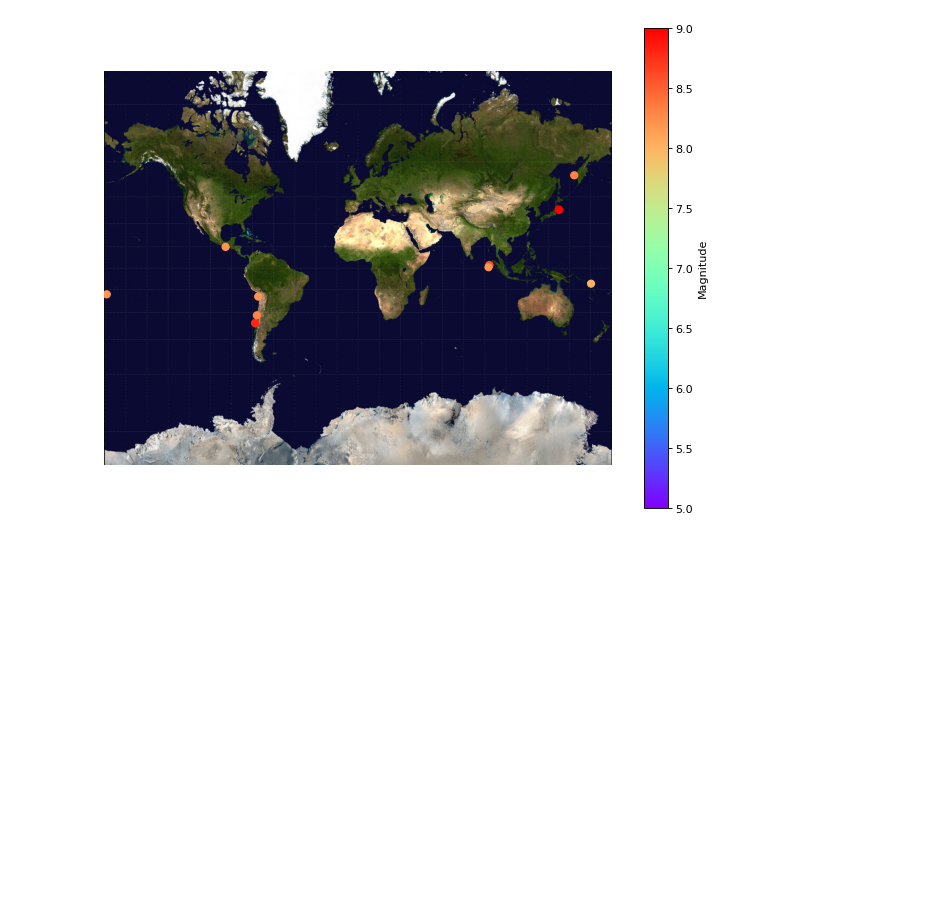
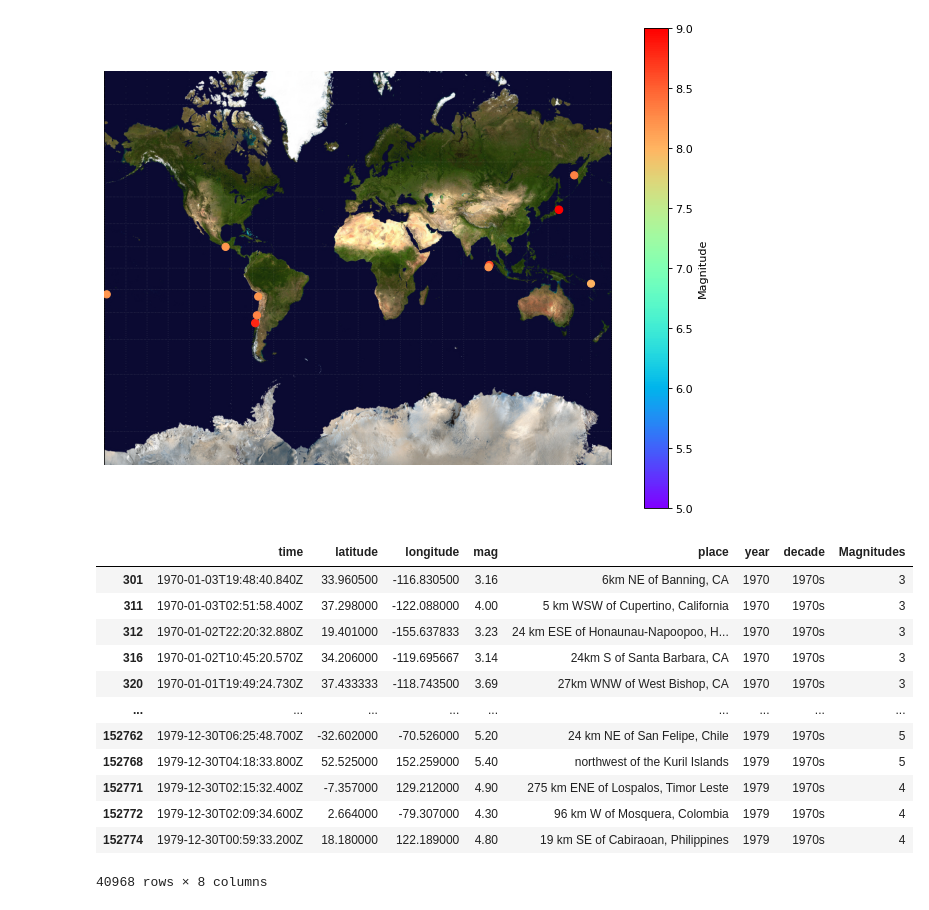
Before and after one commit to 86burke/shockwave, a Jupyter notebook: stan/shockwave.ipynb, the cells around one changed output. Cells and saved outputs as stored; diff of their text form; code cells hidden in the pictures; blank space fills up the shorter version.

```diff
--- a/stan/shockwave.ipynb
+++ b/stan/shockwave.ipynb
@@ -327,3 +338,20 @@ plt.colorbar().set_label('Magnitude')
 plt.show()
 # %% [output]
 [figure]
+# %%
+# import hvplot.pandas
+seventies
+# %% [output]
+|  | time | latitude | longitude | mag | place | year | decade | Magnitudes |
+| 301 | 1970-01-03T19:48:40.840Z | 33.960500 | -116.830500 | 3.16 | 6km NE of Banning, CA | 1970 | 1970s | 3 |
+| 311 | 1970-01-03T02:51:58.400Z | 37.298000 | -122.088000 | 4.00 | 5 km WSW of Cupertino, California | 1970 | 1970s | 3 |
+| 312 | 1970-01-02T22:20:32.880Z | 19.401000 | -155.637833 | 3.23 | 24 km ESE of Honaunau-Napoopoo, H... | 1970 | 1970s | 3 |
+| 316 | 1970-01-02T10:45:20.570Z | 34.206000 | -119.695667 | 3.14 | 24km S of Santa Barbara, CA | 1970 | 1970s | 3 |
+| 320 | 1970-01-01T19:49:24.730Z | 37.433333 | -118.743500 | 3.69 | 27km WNW of West Bishop, CA | 1970 | 1970s | 3 |
+| ... | ... | ... | ... | ... | ... | ... | ... | ... |
+| 152762 | 1979-12-30T06:25:48.700Z | -32.602000 | -70.526000 | 5.20 | 24 km NE of San Felipe, Chile | 1979 | 1970s | 5 |
+| 152768 | 1979-12-30T04:18:33.800Z | 52.525000 | 152.259000 | 5.40 | northwest of the Kuril Islands | 1979 | 1970s | 5 |
+| 152771 | 1979-12-30T02:15:32.400Z | -7.357000 | 129.212000 | 4.90 | 275 km ENE of Lospalos, Timor Leste | 1979 | 1970s | 4 |
+| 152772 | 1979-12-30T02:09:34.600Z | 2.664000 | -79.307000 | 4.30 | 96 km W of Mosquera, Colombia | 1979 | 1970s | 4 |
+| 152774 | 1979-12-30T00:59:33.200Z | 18.180000 | 122.189000 | 4.80 | 19 km SE of Cabiraoan, Philippines | 1979 | 1970s | 4 |
+40968 rows × 8 columns
```
Also changed, not shown: parts of 4 cells of this notebook.
